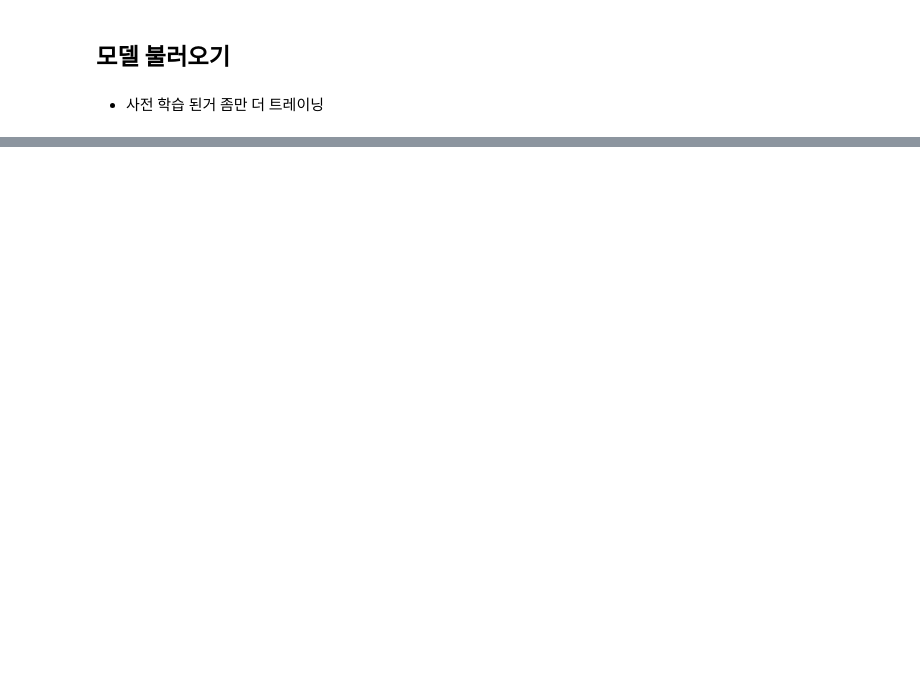
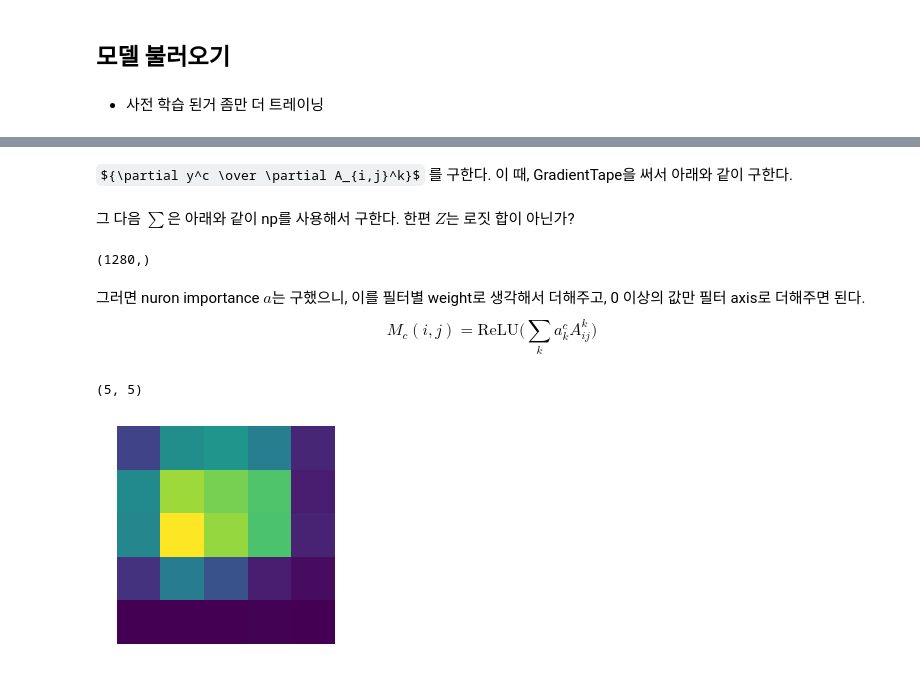
Before and after one commit to hyerica-bdml/tensorflow-2-tutorials, a Jupyter notebook: 07-visualization/03-GradCAM.ipynb, the cells around one changed output, grey strips where cells are left out. Cells and saved outputs as stored; diff of their text form; code cells hidden in the pictures; some formulas as TeX source; blank space fills up the shorter version.

```diff
--- a/07-visualization/03-GradCAM.ipynb
+++ b/07-visualization/03-GradCAM.ipynb
@@ -117,0 +183,33 @@ for e in range(EPOCHS):
+# %%
+with tf.GradientTape() as t:
+    _A = model.layers[0](image)
+    print('A', _A.shape)
+    x = layers.Flatten()(_A)
+    _y = model.layers[1].layers[0](x)[0][c]
+    print('y', _y.shape)
+# %% [markdown]
+${\partial y^c \over \partial A_{i,j}^k}$ 를 구한다. 이 때, GradientTape을 써서 아래와 같이 구한다.
+# %%
+dy_dA = t.gradient(_y, _A)
+# %% [markdown]
+그 다음 $\sum$은 아래와 같이 np를 사용해서 구한다. 한편 $Z$는 로짓 합이 아닌가?
+# %%
+a = np.sum(np.sum(np.squeeze(dy_dA.numpy()), axis=0), axis=0) / np.sum(_y)
+a.shape
+# %% [output]
+(1280,)
+# %% [markdown]
+그러면 nuron importance $a$는 구했으니, 이를 필터별 weight로 생각해서 더해주고, 0 이상의 값만 필터 axis로 더해주면 된다.
+$$
+M_c(i, j) = \mbox{ReLU}\Big( \sum_k a_k^c A^k_{ij} \Big)
+$$
+# %%
+A = np.squeeze(_A)
+M = np.maximum(0, np.sum(np.multiply(A, a), axis=-1))
+
+plt.imshow(M)
+plt.axis('off')
+plt.show()
+# %% [output]
+(5, 5)
+[figure, added]
```
Also changed, not shown: parts of 24 cells of this notebook.
